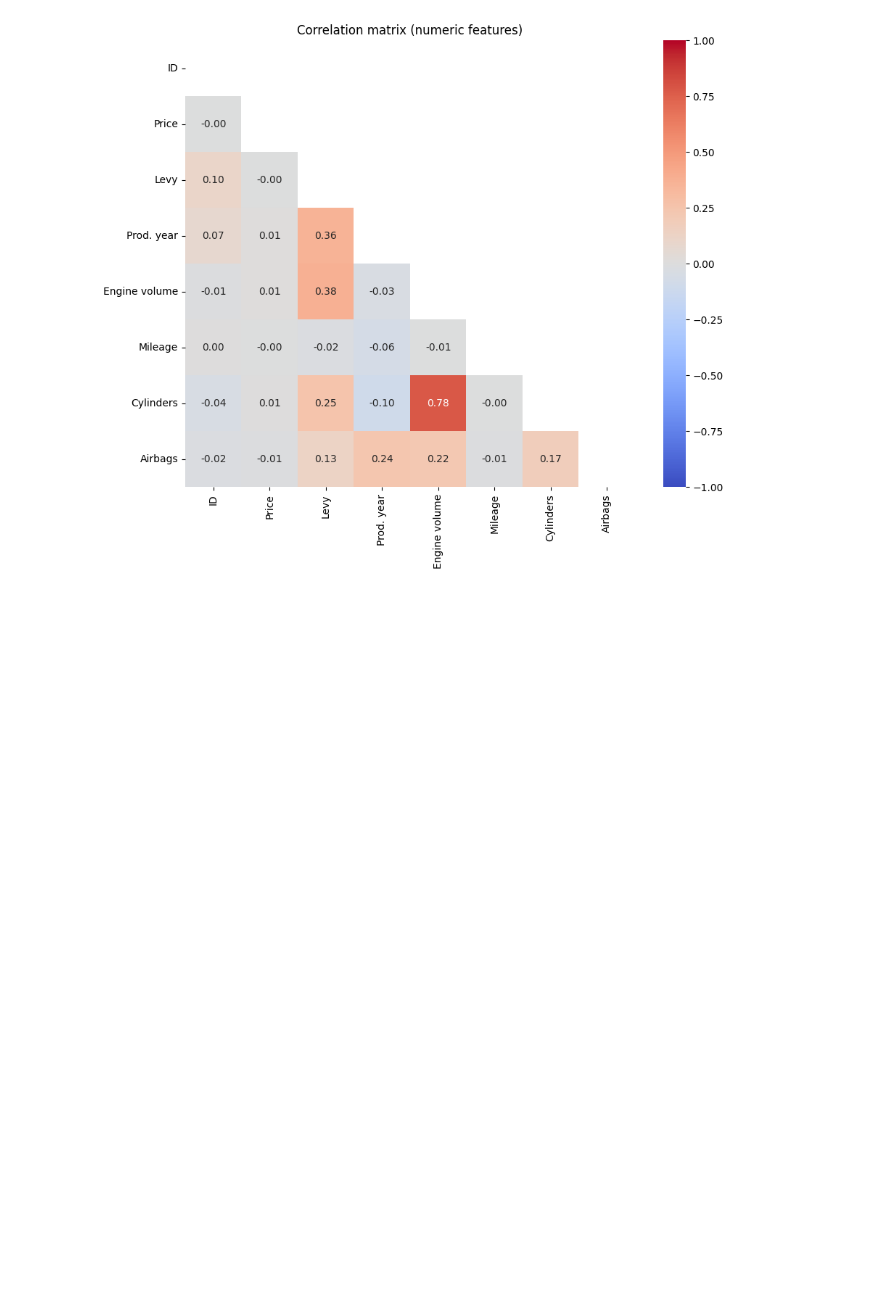
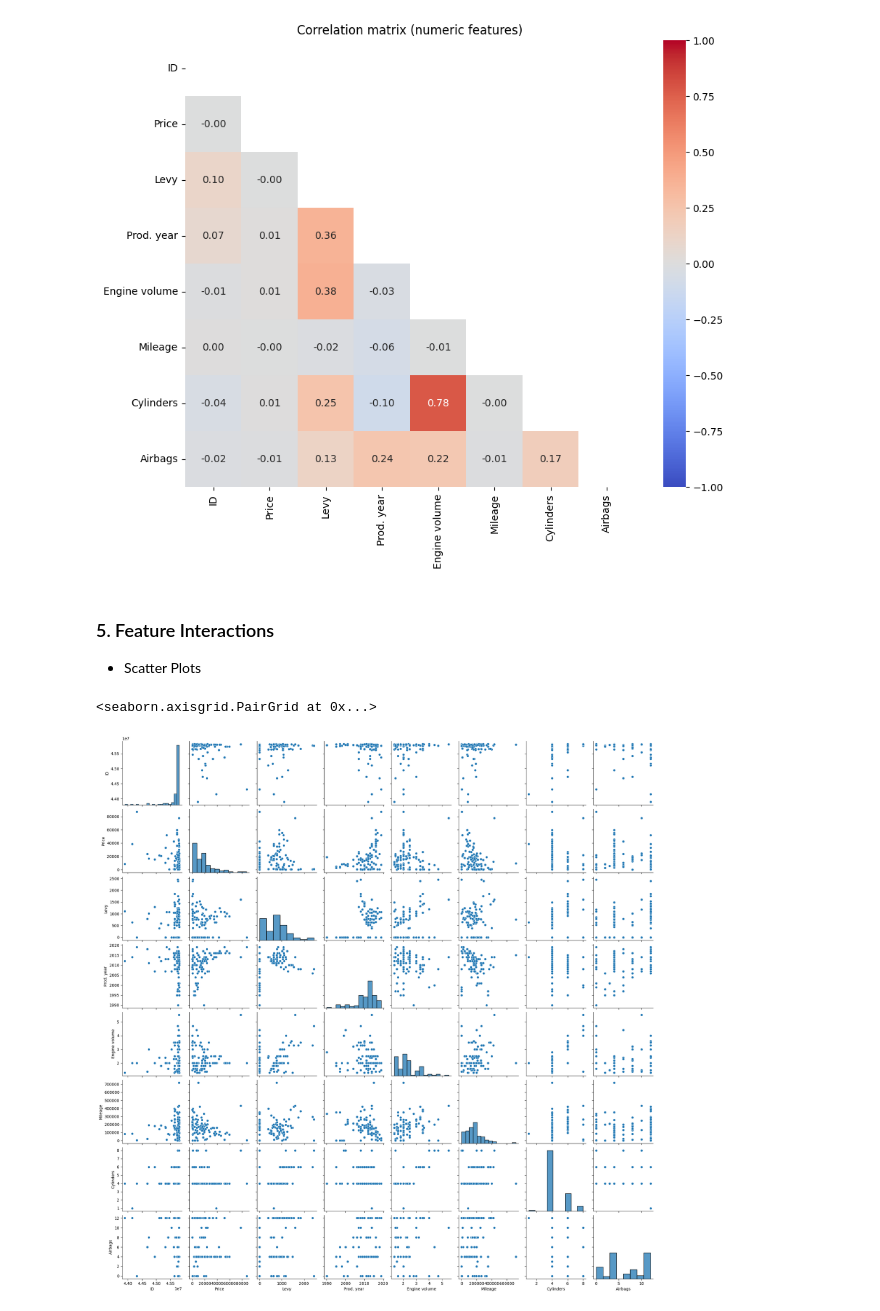
Before and after one commit to H24za/Car-Price-Prediction, a Jupyter notebook: notebooks/EDA.ipynb, the cells around one changed output. Drawn from its saved outputs; the diff is of its cells as text; code cells hidden in the pictures; blank space fills up the shorter version.

```diff
--- a/notebooks/EDA.ipynb
+++ b/notebooks/EDA.ipynb
@@ -233,3 +233,11 @@ else:
     plt.show()
 # %% [output]
 [figure]
+# %% [markdown]
+### 5. Feature Interactions
+- Scatter Plots
+# %%
+sns.pairplot(data[:100])
+# %% [output]
+<seaborn.axisgrid.PairGrid at 0x...>
+[figure, added]
```
Also changed, not shown: parts of 10 cells of this notebook, 3 other files.
